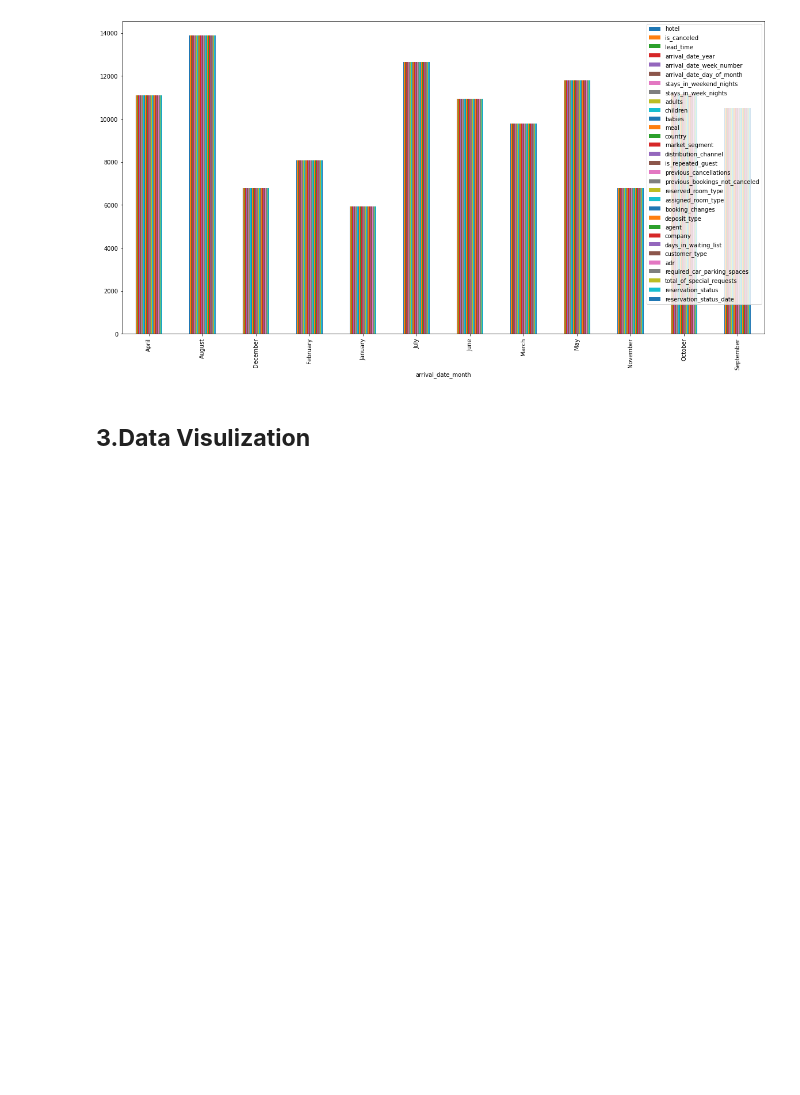
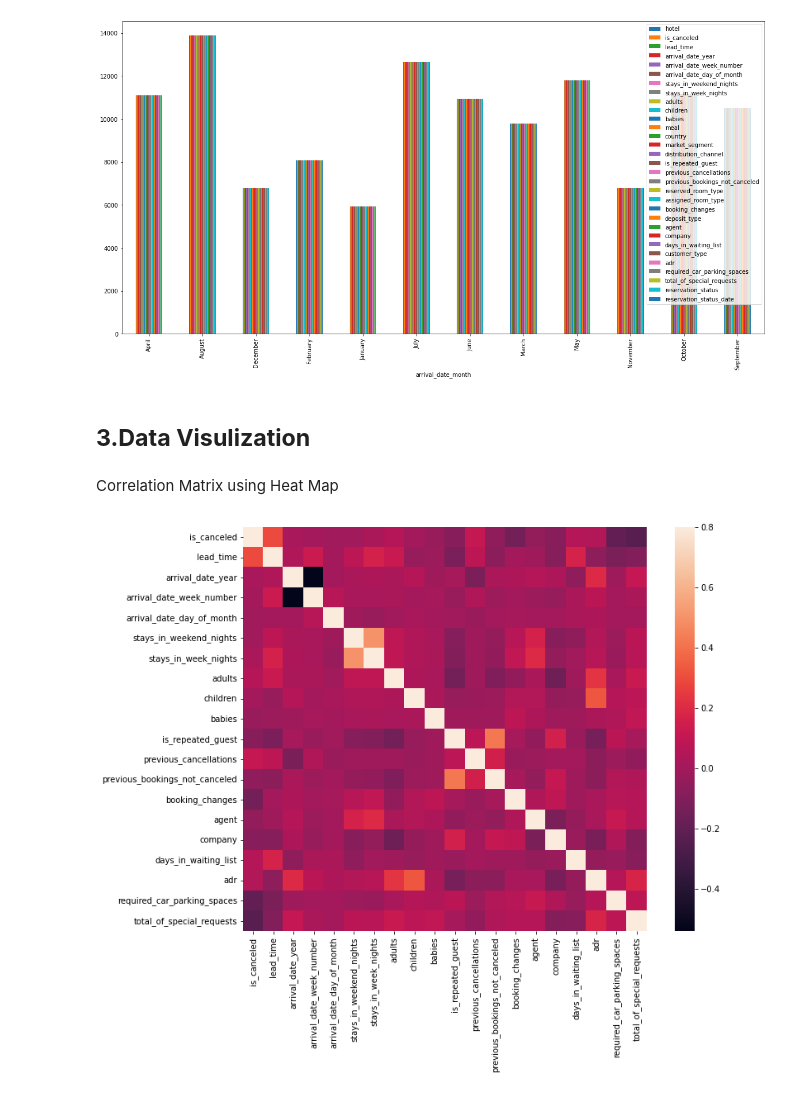
Before and after one commit to SAIKUMAR-AI/Capstone-project, a Jupyter notebook: Hotel_Booking_Analysis_Capstone_Project.ipynb, the cells around one changed output. Drawn from its saved outputs; the diff is of its cells as text; code cells hidden in the pictures; blank space fills up the shorter version.

```diff
--- a/Hotel_Booking_Analysis_Capstone_Project.ipynb
+++ b/Hotel_Booking_Analysis_Capstone_Project.ipynb
@@ -144,2 +146,11 @@ Hotel_data.groupby(['arrival_date_month']).count().plot(kind='bar')
 # %% [markdown]
 ## **3.Data Visulization**
+# %% [markdown]
+Correlation Matrix using Heat Map
+# %%
+#correlation matrix
+matrix_data = Hotel_data.corr()
+f, ax = plt.subplots(figsize=(12, 9))
+sns.heatmap(matrix_data, vmax=.8, square=True);
+# %% [output]
+[figure, added]
```
Also changed, not shown: parts of 1 cell of this notebook.
